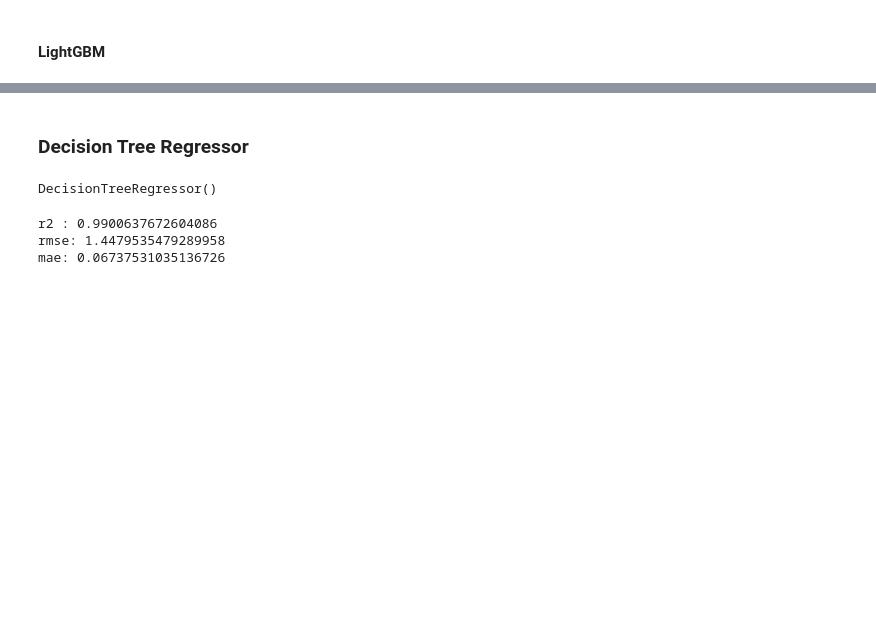
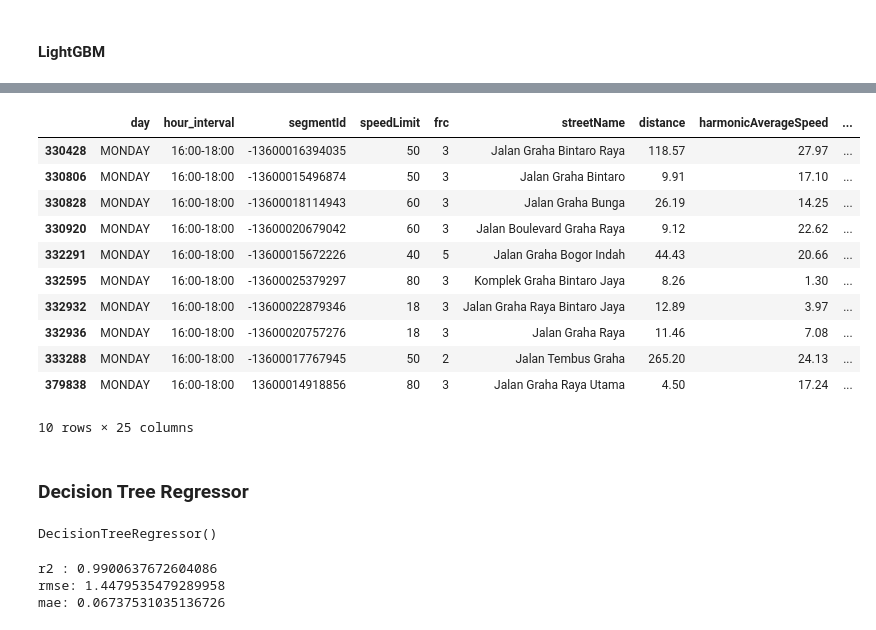
Before and after one commit to 6ill/Data-Mining-Jakarta-Traffic, a Jupyter notebook: worksheet.ipynb, the cells around one changed output, grey strips where cells are left out. Saved outputs shown, nothing was run; the diff lists cells and outputs as text; code cells hidden in the pictures; blank space fills up the shorter version.

```diff
--- a/worksheet.ipynb
+++ b/worksheet.ipynb
@@ -363,0 +395,2 @@ mae: 0.3733099357747879
+# %%
+lgbm_model.fit(X_train, y_train)
@@ -363,0 +424,8 @@ mae: 0.3733099357747879
+# %%
+lgbm_y_pred = lgbm_model.predict(features)
+# %%
+df_pred = df.copy()
+df_pred['avgTravelTimePred'] = lgbm_y_pred
+df_pred['travelTimeIndexPred'] = df_pred['avgTravelTimePred'] / (df_pred['distance'] / (df_pred['speedLimit'] * 1000 / 3600))
+# %%
+df_pred_monday_16_18 = df_pred[(df_pred['day'] == 'MONDAY') & (df_pred['hour_interval'] == '16:00-18:00')].drop_duplicates(subset=['streetName'])
@@ -364,3 +450,18 @@ mae: 0.3733099357747879
+# %%
+df_pred_monday_16_18[df_pred_monday_16_18['streetName'].str.contains("Graha")]
+# %% [output]
+|  | day | hour_interval | segmentId | speedLimit | frc | streetName | distance | harmonicAverageSpeed | ... |
+| 330428 | MONDAY | 16:00-18:00 | -13600016394035 | 50 | 3 | Jalan Graha Bintaro Raya | 118.57 | 27.97 | ... |
+| 330806 | MONDAY | 16:00-18:00 | -13600015496874 | 50 | 3 | Jalan Graha Bintaro | 9.91 | 17.10 | ... |
+| 330828 | MONDAY | 16:00-18:00 | -13600018114943 | 60 | 3 | Jalan Graha Bunga | 26.19 | 14.25 | ... |
+| 330920 | MONDAY | 16:00-18:00 | -13600020679042 | 60 | 3 | Jalan Boulevard Graha Raya | 9.12 | 22.62 | ... |
+| 332291 | MONDAY | 16:00-18:00 | -13600015672226 | 40 | 5 | Jalan Graha Bogor Indah | 44.43 | 20.66 | ... |
+| 332595 | MONDAY | 16:00-18:00 | -13600025379297 | 80 | 3 | Komplek Graha Bintaro Jaya | 8.26 | 1.30 | ... |
+| 332932 | MONDAY | 16:00-18:00 | -13600022879346 | 18 | 3 | Jalan Graha Raya Bintaro Jaya | 12.89 | 3.97 | ... |
+| 332936 | MONDAY | 16:00-18:00 | -13600020757276 | 18 | 3 | Jalan Graha Raya | 11.46 | 7.08 | ... |
+| 333288 | MONDAY | 16:00-18:00 | -13600017767945 | 50 | 2 | Jalan Tembus Graha | 265.20 | 24.13 | ... |
+| 379838 | MONDAY | 16:00-18:00 | 13600014918856 | 80 | 3 | Jalan Graha Raya Utama | 4.50 | 17.24 | ... |
+10 rows × 25 columns
 # %% [markdown]
 ### Decision Tree Regressor
 # %%
```
Also changed, not shown: parts of 17 cells of this notebook.
